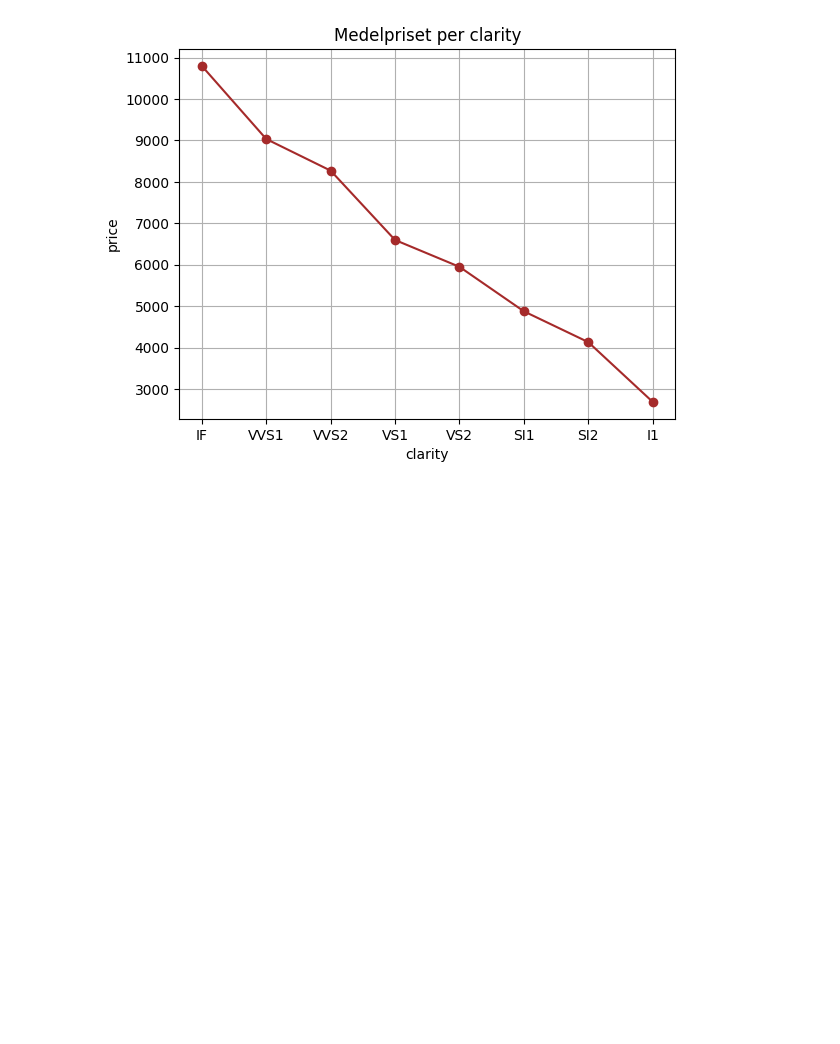
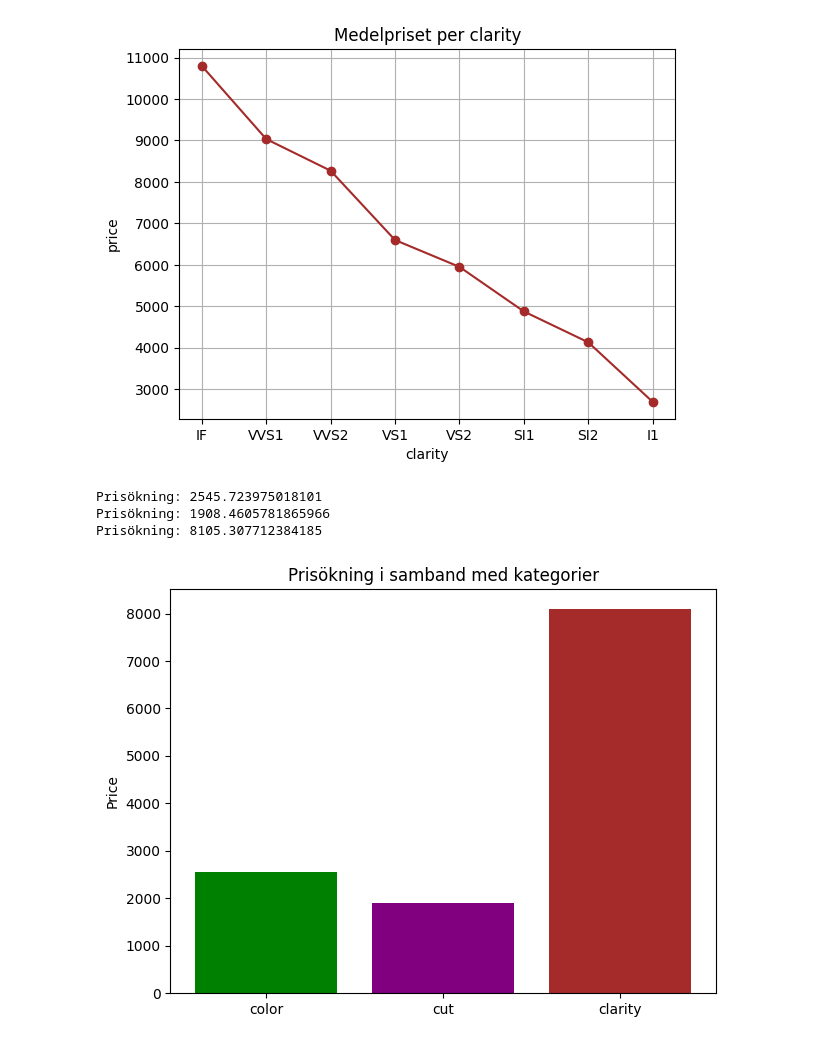
Before and after one commit to Genc98/Kunskapskontroll-Genc-Gashi, a Jupyter notebook: del_2.ipynb, the cells around one changed output. Cells and saved outputs as stored; diff of their text form; code cells hidden in the pictures; blank space fills up the shorter version.

```diff
--- a/del_2.ipynb
+++ b/del_2.ipynb
@@ -321,3 +316,28 @@ plt.show()
 [figure]
 [figure]
 [figure]
+# %%
+same_karat = df[(df['carat'] >= 0.95) & (df['carat'] <= 1.05)]
+
+color_mean = same_karat.groupby('color')['price'].mean().reindex(['J', 'I', 'H', 'G', 'F', 'E', 'D'])
+color_diff = color_mean['D'] - color_mean['J']
+print(f"Prisökning: {color_diff}")
+
+cut_mean = same_karat.groupby('cut')['price'].mean().reindex(['Fair', 'Good', 'Very Good', 'Premium', 'Ideal'])
+cut_diff = cut_mean['Ideal'] - cut_mean['Fair']
+print(f"Prisökning: {cut_diff}")
+
+clarity_mean = same_karat.groupby('clarity')['price'].mean().reindex(['I1', 'SI2', 'SI1', 'VS2', 'VS1', 'VVS2', 'VVS1', 'IF'])
+clarity_diff = clarity_mean['IF'] - clarity_mean['I1']
+print(f"Prisökning: {clarity_diff}")
+
+plt.bar(['color','cut','clarity'], [color_diff, cut_diff, clarity_diff], color=['green', 'purple', 'brown'])
+plt.title("Prisökning i samband med kategorier")
+plt.ylabel("Price")
+plt.tight_layout()
+plt.show()
+# %% [output]
+Prisökning: 2545.723975018101
+Prisökning: 1908.4605781865966
+Prisökning: 8105.307712384185
+[figure, added]
```
Also changed, not shown: parts of 4 cells of this notebook, 1 other file.
